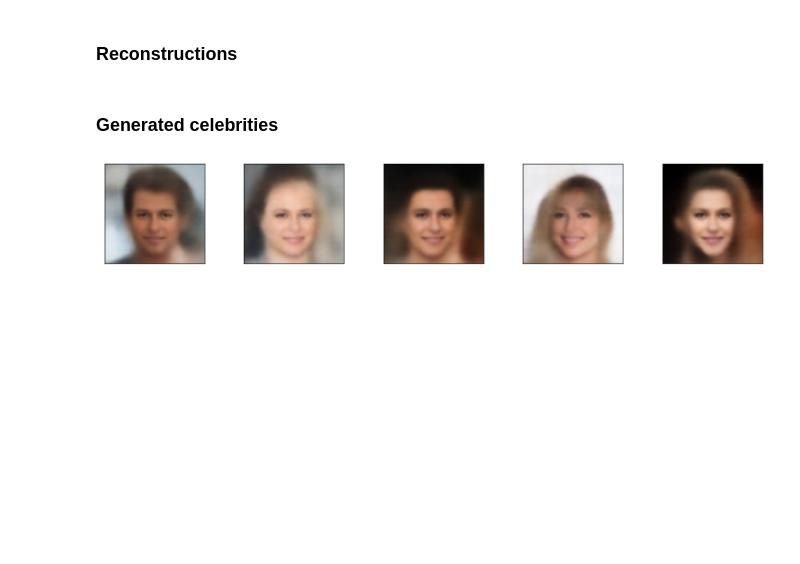
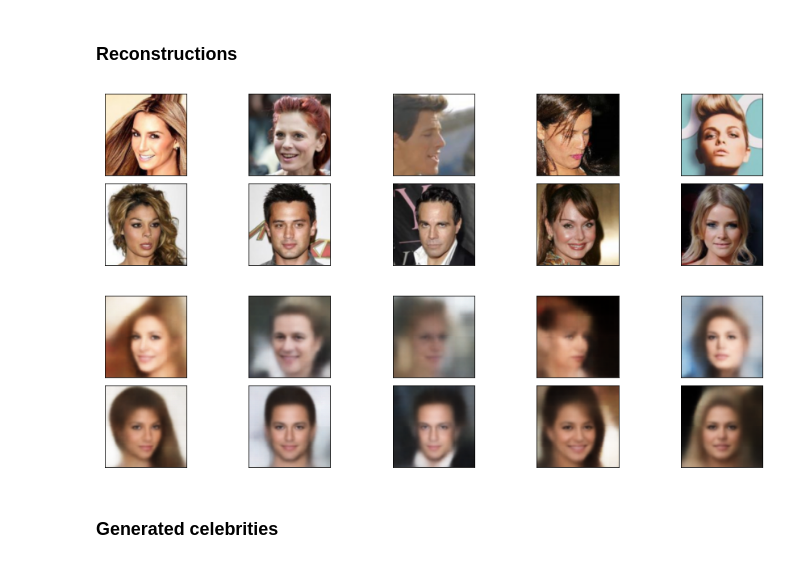
Before and after one commit to Bex0n/CelebA-VAE, a Jupyter notebook: experiments/vanilla_vae.ipynb, the cells around one changed output. Cells and saved outputs as stored; diff of their text form; code cells hidden in the pictures; blank space fills up the shorter version.

```diff
--- a/experiments/vanilla_vae.ipynb
+++ b/experiments/vanilla_vae.ipynb
@@ -43,6 +43,8 @@ Requirement already satisfied: pyasn1<0.6.0,>=0.4.6 in /home/bexon/.local/lib/py
 Requirement already satisfied: oauthlib>=3.0.0 in /usr/lib/python3/dist-packages (from requests-oauthlib>=0.7.0->google-auth-oauthlib<2,>=0.5->tensorboard>=2.2.0->-r ../requirements.txt (line 3)) (3.2 ...
 Requirement already satisfied: idna>=2.0 in /usr/lib/python3/dist-packages (from yarl<2.0,>=1.0->aiohttp!=4.0.0a0,!=4.0.0a1->fsspec[http]>2021.06.0->pytorch-lightning>=1.5.6->-r ../requirements.txt (l ...
 Note: you may need to restart the kernel to use updated packages.
+# %%
+device = torch.device('cuda' if torch.cuda.is_available() else 'cpu')
 # %% [markdown]
 ## 0. Parameters
 # %%
@@ -81,7 +83,7 @@ vanilla_vae = VanillaVAE(lr=LR,
 ## 3. Train VAE
 # %%
 if LOAD_MODEL:
-    vae = VanillaVAE.load_from_checkpoint("../logs/VanillaVAE/version_8/checkpoints/epoch=39-step=50880.ckpt",
+    vae = VanillaVAE.load_from_checkpoint("../logs/VanillaVAE/version_1/checkpoints/epoch=29-step=38160.ckpt",
                                           lr=1e-4,
                                           beta=1e-4,
                                           encoder=Encoder(in_channels=3, z_dim=512),
@@ -101,10 +103,13 @@ else:
 ## 4. Tests
 # %% [markdown]
 ### Reconstructions
+# %%
+images = torch.stack([data.celeba_train[i][0] for i in range(10)]).to(device)
+reconstructions = vae.predict_step(images)
+display_img(images)
+display_img(reconstructions)
+# %% [output]
+[figure, added]
+[figure, added]
 # %% [markdown]
 ### Generated celebrities
-# %%
-sample = torch.randn(5, Z_DIM).to('cuda')
-display_img(vae.decode(sample).to('cpu'))
-# %% [output]
-[figure, removed]
```
Also changed, not shown: parts of 11 cells of this notebook, 6 other files.
